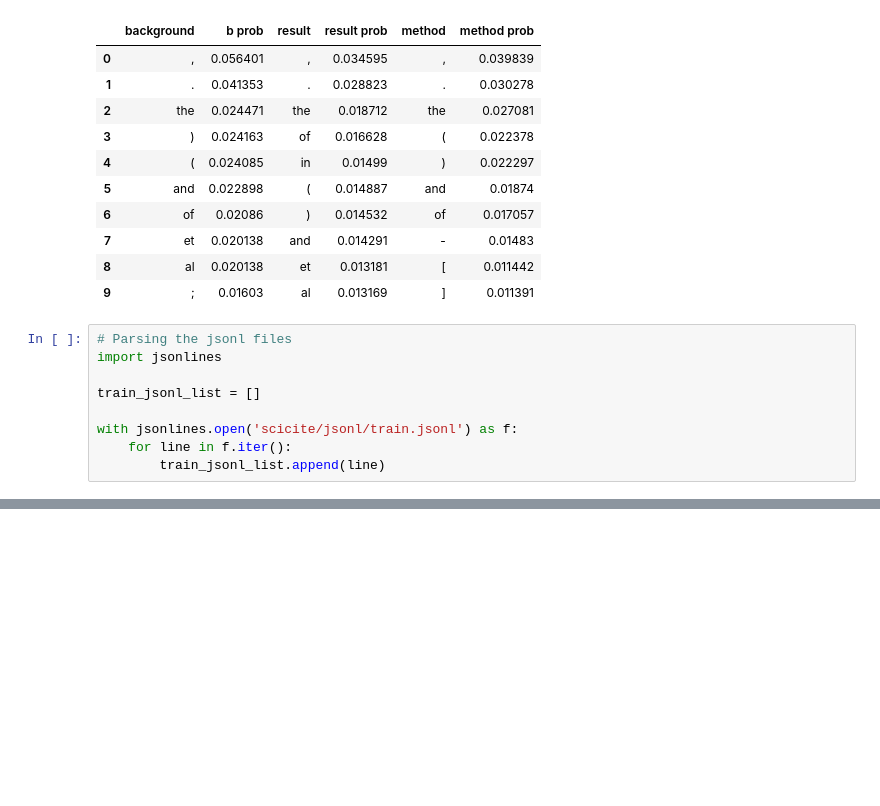
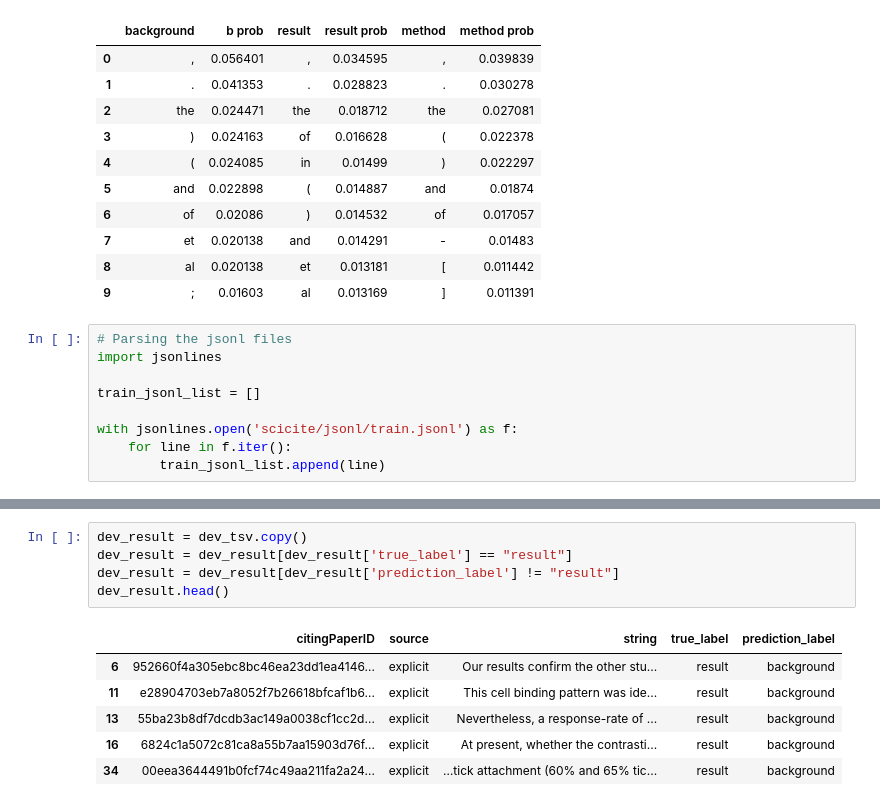
Before and after one commit to ChrisBagdon/Citation_Classification, a Jupyter notebook: tools.ipynb, the cells around one changed output, grey strips where cells are left out. Drawn from its saved outputs; the diff is of its cells as text; blank space fills up the shorter version.

```diff
--- a/tools.ipynb
+++ b/tools.ipynb
@@ -323,0 +385,12 @@ train_jsonl.head()
+# %%
+dev_result = dev_tsv.copy()
+dev_result = dev_result[dev_result['true_label'] == "result"]
+dev_result = dev_result[dev_result['prediction_label'] != "result"]
+dev_result.head()
+# %% [output]
+|  | citingPaperID | source | string | true_label | prediction_label |
+| 6 | 952660f4a305ebc8bc46ea23dd1ea4146... | explicit | Our results confirm the other stu... | result | background |
+| 11 | e28904703eb7a8052f7b26618bfcaf1b6... | explicit | This cell binding pattern was ide... | result | background |
+| 13 | 55ba23b8df7dcdb3ac149a0038cf1cc2d... | explicit | Nevertheless, a response-rate of ... | result | background |
+| 16 | 6824c1a5072c81ca8a55b7aa15903d76f... | explicit | At present, whether the contrasti... | result | background |
+| 34 | 00eea3644491b0fcf74c49aa211fa2a24... | explicit | …tick attachment (60% and 65% tic... | result | background |
```
Also changed, not shown: parts of 8 cells of this notebook, 1 other file.
